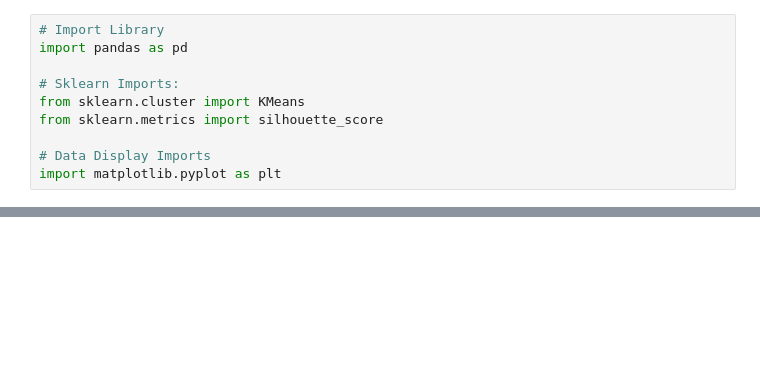
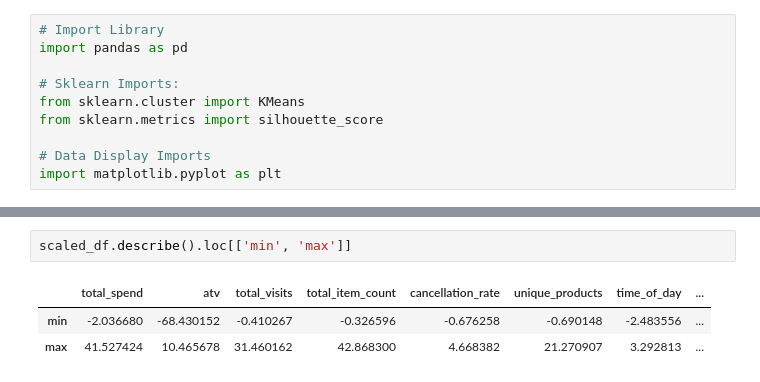
Before and after one commit to calAshy/theCoffeeCo, a Jupyter notebook: 1_Code/ml_pipeline.ipynb, the cells around one changed output, grey strips where cells are left out. Drawn from its saved outputs; the diff is of its cells as text; blank space fills up the shorter version.

```diff
--- a/1_Code/ml_pipeline.ipynb
+++ b/1_Code/ml_pipeline.ipynb
@@ -84,0 +116,6 @@ Displays explaination in here:
+# %%
+scaled_df.describe().loc[['min', 'max']]
+# %% [output]
+|  | total_spend | atv | total_visits | total_item_count | cancellation_rate | unique_products | time_of_day | ... |
+| min | -2.036680 | -68.430152 | -0.410267 | -0.326596 | -0.676258 | -0.690148 | -2.483556 | ... |
+| max | 41.527424 | 10.465678 | 31.460162 | 42.868300 | 4.668382 | 21.270907 | 3.292813 | ... |
```
Also changed, not shown: parts of 16 cells of this notebook, 3 other files.
